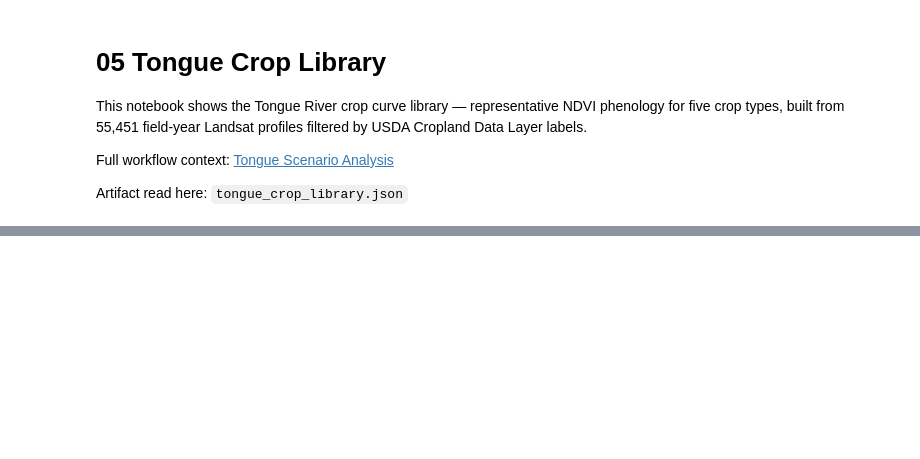
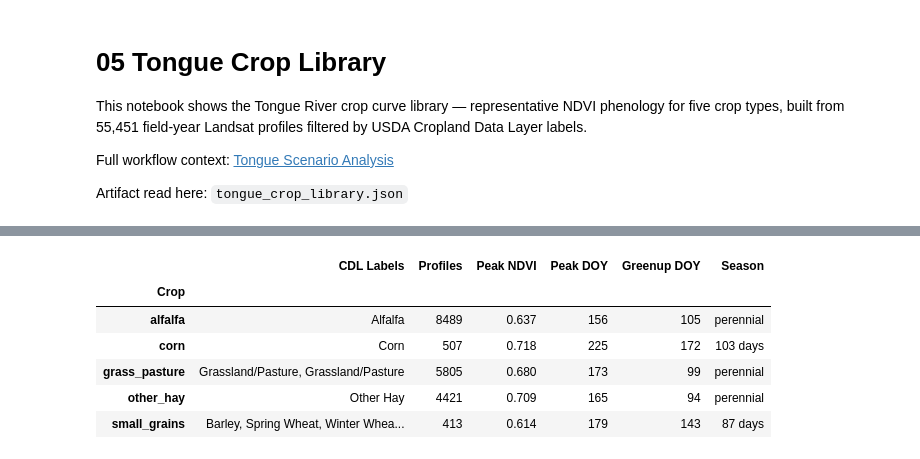
Before and after one commit to dgketchum/swim-mtdnrc, a Jupyter notebook: docs/notebooks/05_tongue_crop_library.ipynb, the cells around one changed output, grey strips where cells are left out. Saved outputs shown, nothing was run; the diff lists cells and outputs as text; code cells hidden in the pictures; blank space fills up the shorter version.

Commit message:
fix NaN season display, drop backward-looking 'what to read next' cell

```diff
--- a/docs/notebooks/05_tongue_crop_library.ipynb
+++ b/docs/notebooks/05_tongue_crop_library.ipynb
@@ -23,20 +25,31 @@ print(f"{len(library)} crop groups loaded")
 # %%
 rows = []
 for crop_name, entry in sorted(library.items()):
     pheno = entry["phenology"]
     cdl_labels = ", ".join(CDL_NAMES.get(c, str(c)) for c in entry["cdl_codes"])
+    # Perennial crops (alfalfa, grass, hay) don't senesce below the
+    # NDVI threshold within the growing season, so season_length is None.
+    sl = pheno["season_length"]
     rows.append({
         "Crop": crop_name,
         "CDL Labels": cdl_labels,
         "Profiles": entry["n_profiles"],
         "Peak NDVI": round(pheno["peak_ndvi"], 3),
-        "Peak DOY": pheno["peak_doy"],
-        "Greenup DOY": pheno["greenup_doy"],
-        "Season (days)": pheno["season_length"],
+        "Peak DOY": int(pheno["peak_doy"]),
+        "Greenup DOY": int(pheno["greenup_doy"]),
+        "Season": f"{int(sl)} days" if sl else "perennial",
     })
 
 summary = pd.DataFrame(rows).set_index("Crop")
 summary
+# %% [output]
+|  | CDL Labels | Profiles | Peak NDVI | Peak DOY | Greenup DOY | Season |
+| Crop |  |  |  |  |  |  |
+| alfalfa | Alfalfa | 8489 | 0.637 | 156 | 105 | perennial |
+| corn | Corn | 507 | 0.718 | 225 | 172 | 103 days |
+| grass_pasture | Grassland/Pasture, Grassland/Pasture | 5805 | 0.680 | 173 | 99 | perennial |
+| other_hay | Other Hay | 4421 | 0.709 | 165 | 94 | perennial |
+| small_grains | Barley, Spring Wheat, Winter Whea... | 413 | 0.614 | 179 | 143 | 87 days |
 # %%
 doys = np.arange(1, 367)
 colors = {"alfalfa": "#1b9e77", "corn": "#d95f02", "grass_pasture": "#7570b3",
```
Also changed, not shown: parts of 4 cells of this notebook.
